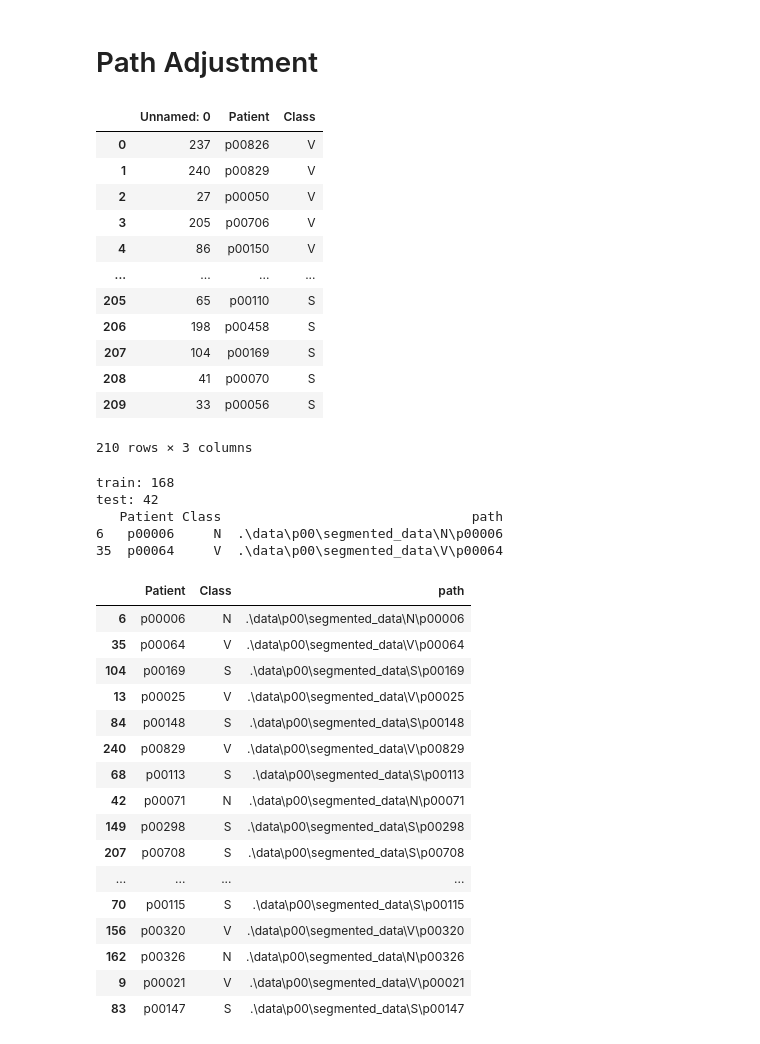
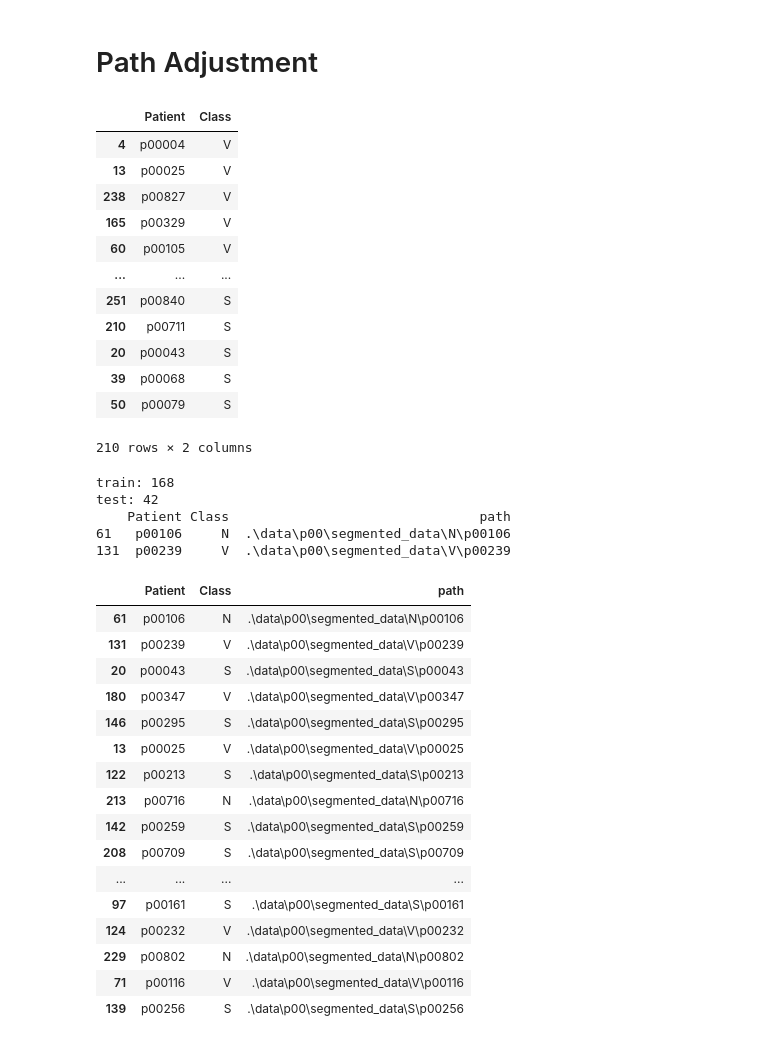
Before and after one commit to andregdmitri/ecg_data, a Jupyter notebook: 4_icentia11k/tests.ipynb, the cells around one changed output. Saved outputs shown, nothing was run; the diff lists cells and outputs as text; code cells hidden in the pictures.

```diff
--- a/4_icentia11k/tests.ipynb
+++ b/4_icentia11k/tests.ipynb
@@ -416,67 +415,69 @@ new_df
 # %% [markdown]
 # Path Adjustment
 # %%
-data = pd.read_csv('patient_balanced.csv')
+data = pd.read_csv('patient_balanced.csv', index_col=0)
 data
 # %% [output]
-|  | Unnamed: 0 | Patient | Class |
-| 0 | 237 | p00826 | V |
-| 1 | 240 | p00829 | V |
-| 2 | 27 | p00050 | V |
-| 3 | 205 | p00706 | V |
-| 4 | 86 | p00150 | V |
-| ... | ... | ... | ... |
-| 205 | 65 | p00110 | S |
-| 206 | 198 | p00458 | S |
-| 207 | 104 | p00169 | S |
-| 208 | 41 | p00070 | S |
-| 209 | 33 | p00056 | S |
+|  | Patient | Class |
+| 4 | p00004 | V |
+| 13 | p00025 | V |
+| 238 | p00827 | V |
+| 165 | p00329 | V |
+| 60 | p00105 | V |
+| ... | ... | ... |
+| 251 | p00840 | S |
+| 210 | p00711 | S |
+| 20 | p00043 | S |
+| 39 | p00068 | S |
+| 50 | p00079 | S |
-210 rows × 3 columns
+210 rows × 2 columns
 # %%
 from sklearn.model_selection import train_test_split
 import pandas as pd
 
 data = pd.read_csv('patient_balanced.csv', index_col=0)
 def construct_path(row):
     pacient_id = row['Patient']
     beats_class = row['Class']
     if beats_class == 'V':
         return f".\\data\\p00\\segmented_data\\V\\{pacient_id}"
     elif beats_class == 'N':
         return f".\\data\\p00\\segmented_data\\N\\{pacient_id}"
     else:
         return f".\\data\\p00\\segmented_data\\S\\{pacient_id}"
 
 # Apply the function to each row of the dataframe
 data['path'] = data.apply(construct_path, axis=1)
 X_train, X_test, y_train, y_test = train_test_split(data, data['Class'], test_size=0.2, stratify=data['Class'], random_state=42)
 print('train:', len(y_train))
 print('test:', len(y_test))
 print(X_test.head(2))
+X_train.to_csv('X_train.csv')
+X_test.to_csv('X_test.csv')
 X_test
 # %% [output]
 train: 168
 test: 42
-   Patient Class                                path
-6   p00006     N  .\data\p00\segmented_data\N\p00006
-35  p00064     V  .\data\p00\segmented_data\V\p00064
+    Patient Class                                path
+61   p00106     N  .\data\p00\segmented_data\N\p00106
+131  p00239     V  .\data\p00\segmented_data\V\p00239
 |  | Patient | Class | path |
-| 6 | p00006 | N | .\data\p00\segmented_data\N\p00006 |
-| 35 | p00064 | V | .\data\p00\segmented_data\V\p00064 |
-| 104 | p00169 | S | .\data\p00\segmented_data\S\p00169 |
+| 61 | p00106 | N | .\data\p00\segmented_data\N\p00106 |
+| 131 | p00239 | V | .\data\p00\segmented_data\V\p00239 |
+| 20 | p00043 | S | .\data\p00\segmented_data\S\p00043 |
+| 180 | p00347 | V | .\data\p00\segmented_data\V\p00347 |
+| 146 | p00295 | S | .\data\p00\segmented_data\S\p00295 |
 | 13 | p00025 | V | .\data\p00\segmented_data\V\p00025 |
-| 84 | p00148 | S | .\data\p00\segmented_data\S\p00148 |
-| 240 | p00829 | V | .\data\p00\segmented_data\V\p00829 |
-| 68 | p00113 | S | .\data\p00\segmented_data\S\p00113 |
-| 42 | p00071 | N | .\data\p00\segmented_data\N\p00071 |
-| 149 | p00298 | S | .\data\p00\segmented_data\S\p00298 |
-| 207 | p00708 | S | .\data\p00\segmented_data\S\p00708 |
+| 122 | p00213 | S | .\data\p00\segmented_data\S\p00213 |
+| 213 | p00716 | N | .\data\p00\segmented_data\N\p00716 |
+| 142 | p00259 | S | .\data\p00\segmented_data\S\p00259 |
+| 208 | p00709 | S | .\data\p00\segmented_data\S\p00709 |
 | ... | ... | ... | ... |
-| 70 | p00115 | S | .\data\p00\segmented_data\S\p00115 |
-| 156 | p00320 | V | .\data\p00\segmented_data\V\p00320 |
-| 162 | p00326 | N | .\data\p00\segmented_data\N\p00326 |
-| 9 | p00021 | V | .\data\p00\segmented_data\V\p00021 |
-| 83 | p00147 | S | .\data\p00\segmented_data\S\p00147 |
+| 97 | p00161 | S | .\data\p00\segmented_data\S\p00161 |
+| 124 | p00232 | V | .\data\p00\segmented_data\V\p00232 |
+| 229 | p00802 | N | .\data\p00\segmented_data\N\p00802 |
+| 71 | p00116 | V | .\data\p00\segmented_data\V\p00116 |
+| 139 | p00256 | S | .\data\p00\segmented_data\S\p00256 |
 # %%
 import os
 import random
```
Also changed, not shown: parts of 5 cells of this notebook.
